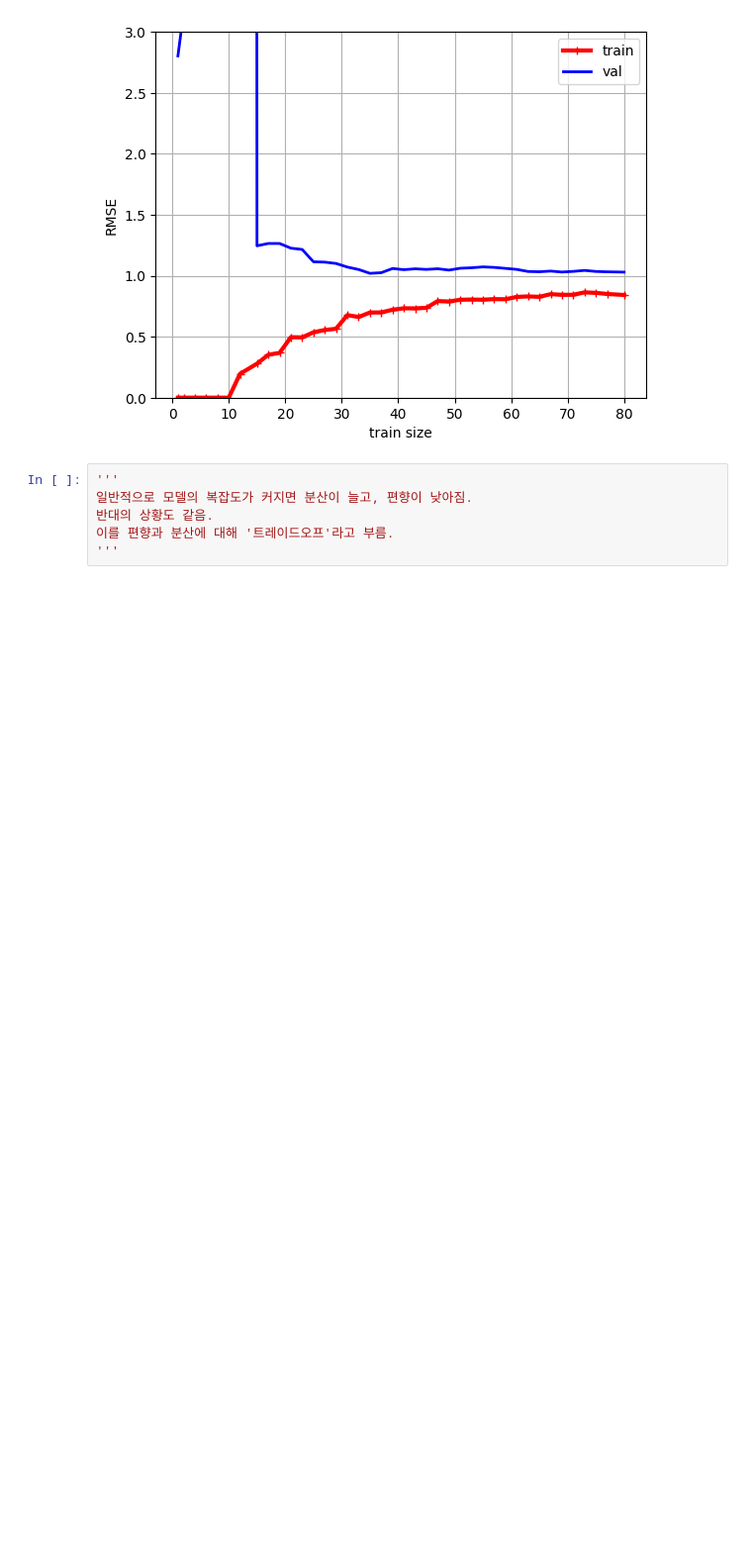
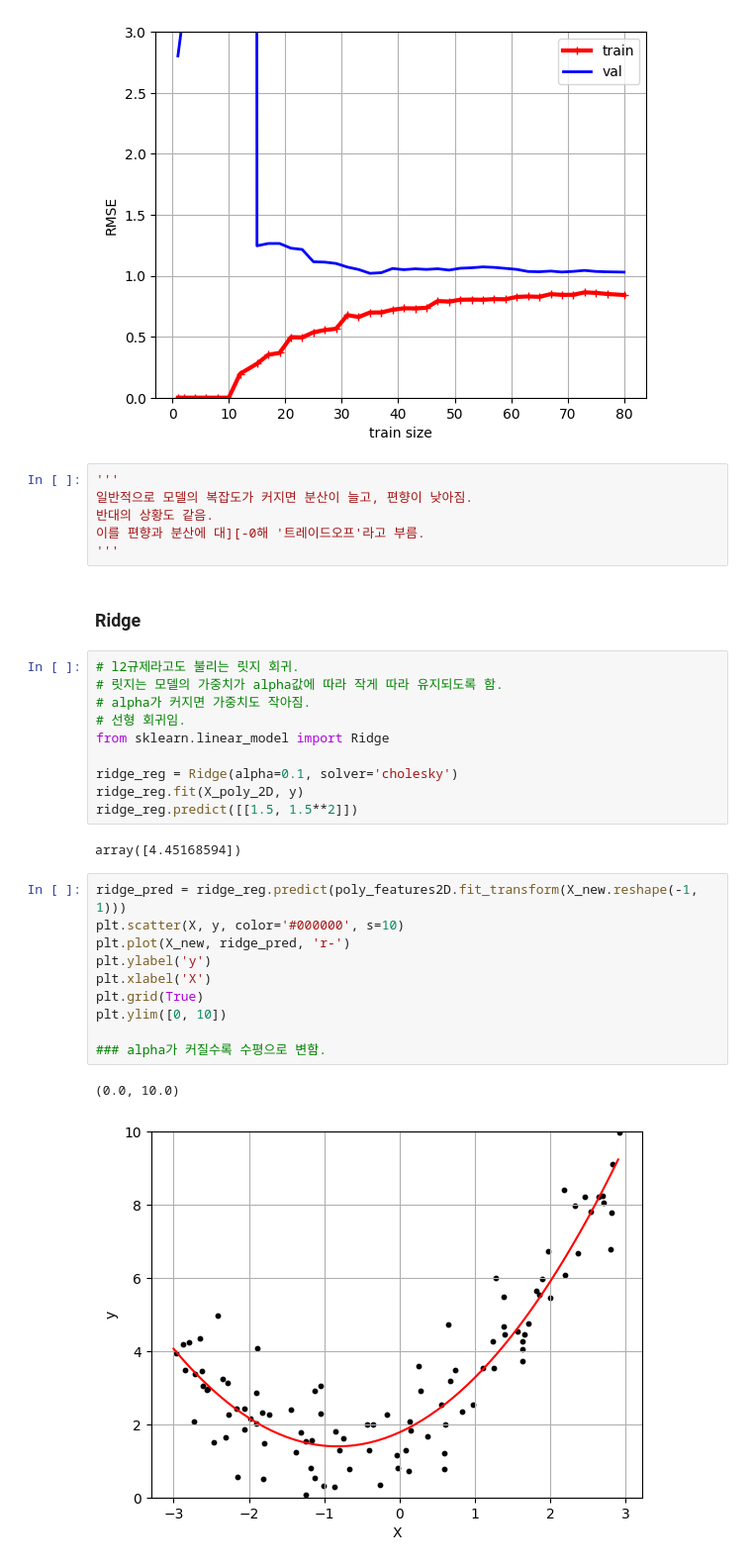
Before and after one commit to chiyeon01/Hands_On_Machine_Learning, a Jupyter notebook: 다항회귀.ipynb, the cells around one changed output. Shown at 99% size. Saved outputs shown, nothing was run; the diff lists cells and outputs as text; blank space fills up the shorter version.

```diff
--- a/다항회귀.ipynb
+++ b/다항회귀.ipynb
@@ -166,5 +166,32 @@ plt.ylim([0, 3])
 '''
 일반적으로 모델의 복잡도가 커지면 분산이 늘고, 편향이 낮아짐.
 반대의 상황도 같음.
-이를 편향과 분산에 대해 '트레이드오프'라고 부름.
+이를 편향과 분산에 대][-0해 '트레이드오프'라고 부름.
 '''
+# %% [markdown]
+### Ridge
+# %%
+# l2규제라고도 불리는 릿지 회귀.
+# 릿지는 모델의 가중치가 alpha값에 따라 작게 따라 유지되도록 함.
+# alpha가 커지면 가중치도 작아짐.
+# 선형 회귀임.
+from sklearn.linear_model import Ridge
+
+ridge_reg = Ridge(alpha=0.1, solver='cholesky')
+ridge_reg.fit(X_poly_2D, y)
+ridge_reg.predict([[1.5, 1.5**2]])
+# %% [output]
+array([4.45168594])
+# %%
+ridge_pred = ridge_reg.predict(poly_features2D.fit_transform(X_new.reshape(-1, 1)))
+plt.scatter(X, y, color='#000000', s=10)
+plt.plot(X_new, ridge_pred, 'r-')
+plt.ylabel('y')
+plt.xlabel('X')
+plt.grid(True)
+plt.ylim([0, 10])
+
+### alpha가 커질수록 수평으로 변함.
+# %% [output]
+(0.0, 10.0)
+[figure, added]
```
Also changed, not shown: parts of 6 cells of this notebook.
